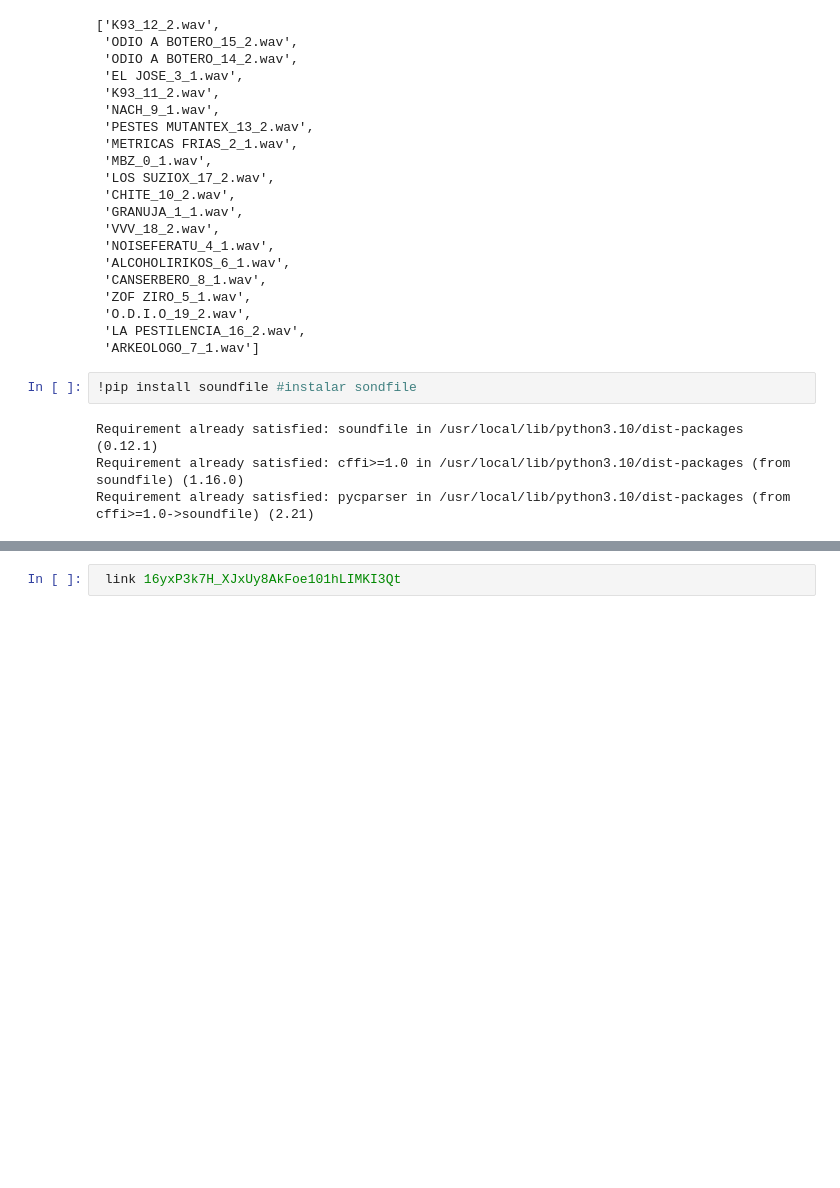
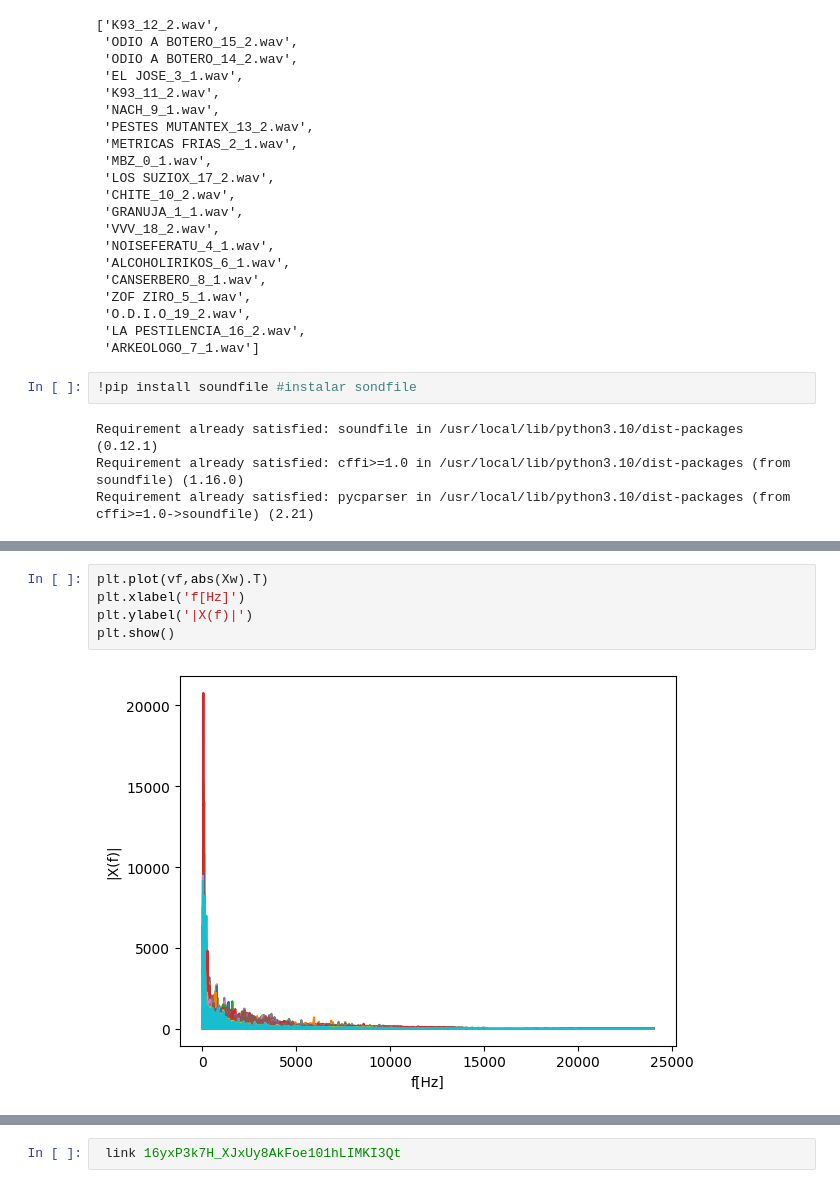
Before and after one commit to Gops03/Ejercicios, a Jupyter notebook: YOUTUBEDETECTOR.ipynb, the cells around one changed output, grey strips where cells are left out. Saved outputs shown, nothing was run; the diff lists cells and outputs as text; blank space fills up the shorter version.

```diff
--- a/YOUTUBEDETECTOR.ipynb
+++ b/YOUTUBEDETECTOR.ipynb
@@ -212,0 +234,7 @@ ValueError: ignored
+# %%
+plt.plot(vf,abs(Xw).T)
+plt.xlabel('f[Hz]')
+plt.ylabel('|X(f)|')
+plt.show()
+# %% [output]
+[figure, added]
```
Also changed, not shown: parts of 8 cells of this notebook.
